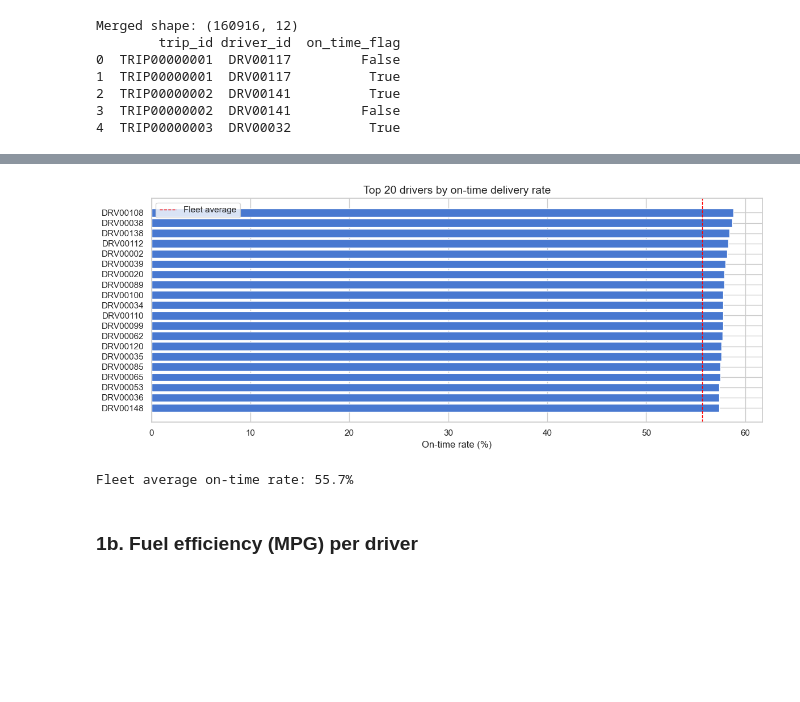
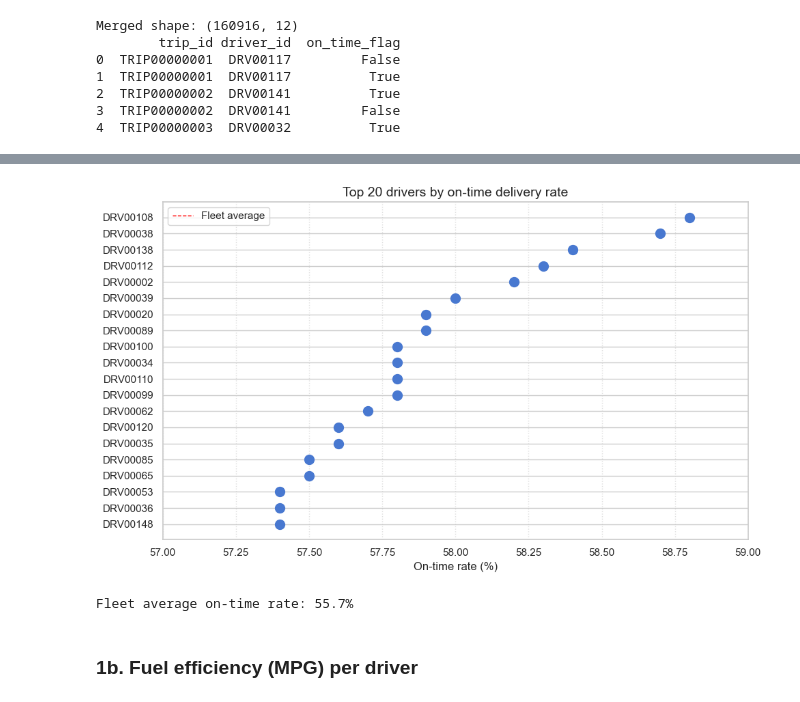
Before and after one commit to HarjiiBoss/logistics-analysis, a Jupyter notebook: notebooks/03_analysis.ipynb, the cells around one changed output, grey strips where cells are left out. Cells and saved outputs as stored; diff of their text form; code cells hidden in the pictures; blank space fills up the shorter version.

Commit message:
docs: update driver on-time rate chart to dot plot visualization

```diff
--- a/notebooks/03_analysis.ipynb
+++ b/notebooks/03_analysis.ipynb
@@ -137,27 +137,42 @@ driver_id  total_deliveries  on_time_rate
  DRV00100              1332         57.80
  DRV00034              1220         57.80
 # %%
-# Chart: Top 20 drivers by on-time rate
+# Chart: Top 20 drivers by on-time rate (Dot Plot Version)
 top20_ontime = ontime_by_driver.head(20)
 
-fig, ax = plt.subplots()
-bars = ax.barh(
+fig, ax = plt.subplots(figsize=(10, 6))
+
+# 1. Plot the dots instead of bars
+ax.scatter(
+    top20_ontime['on_time_rate'],
     top20_ontime['driver_id'].astype(str),
-    top20_ontime['on_time_rate'],
-    color=sns.color_palette('muted')[0]
+    color=sns.color_palette('muted')[0],
+    s=100,          # Size of the dots
+    zorder=3        # Ensures dots sit on top of grid lines
 )
+
+# 2. Add visual styling and baseline
 ax.set_xlabel('On-time rate (%)')
 ax.set_title('Top 20 drivers by on-time delivery rate')
 ax.axvline(x=ontime_by_driver['on_time_rate'].mean(), color='red',
            linestyle='--', linewidth=1, label='Fleet average')
+
+# 3. Zoom the X-axis to show micro-variations (just like Tableau)
+# Starts at 54% and ends slightly above the max value to keep the dots spread out
+ax.set_xlim(57, 59)
+
+# 4. Clean up the grid appearance
+ax.grid(axis='x', linestyle=':', alpha=0.6, zorder=1)
 ax.legend()
-ax.invert_yaxis()
+ax.invert_yaxis()  # Keeps the highest performer at the top
+
 plt.tight_layout()
 plt.savefig('../exports/chart_driver_ontime.png', dpi=150)
 plt.show()
+
 print(f'Fleet average on-time rate: {ontime_by_driver["on_time_rate"].mean():.1f}%')
 # %% [output]
-[figure, old version]
+[figure, new version]
 Fleet average on-time rate: 55.7%
 # %% [markdown]
 ### 1b. Fuel efficiency (MPG) per driver
```
Also changed, not shown: parts of 7 cells of this notebook, 1 other file.
